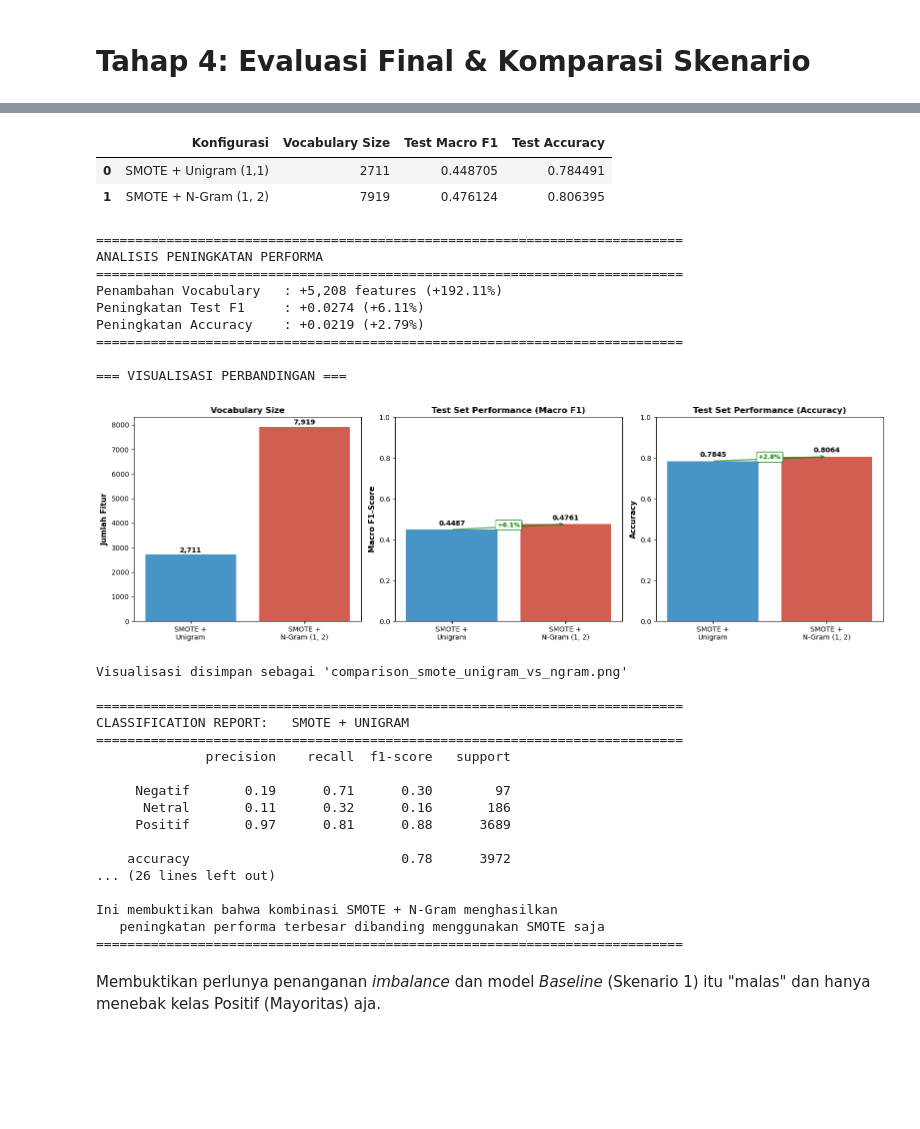
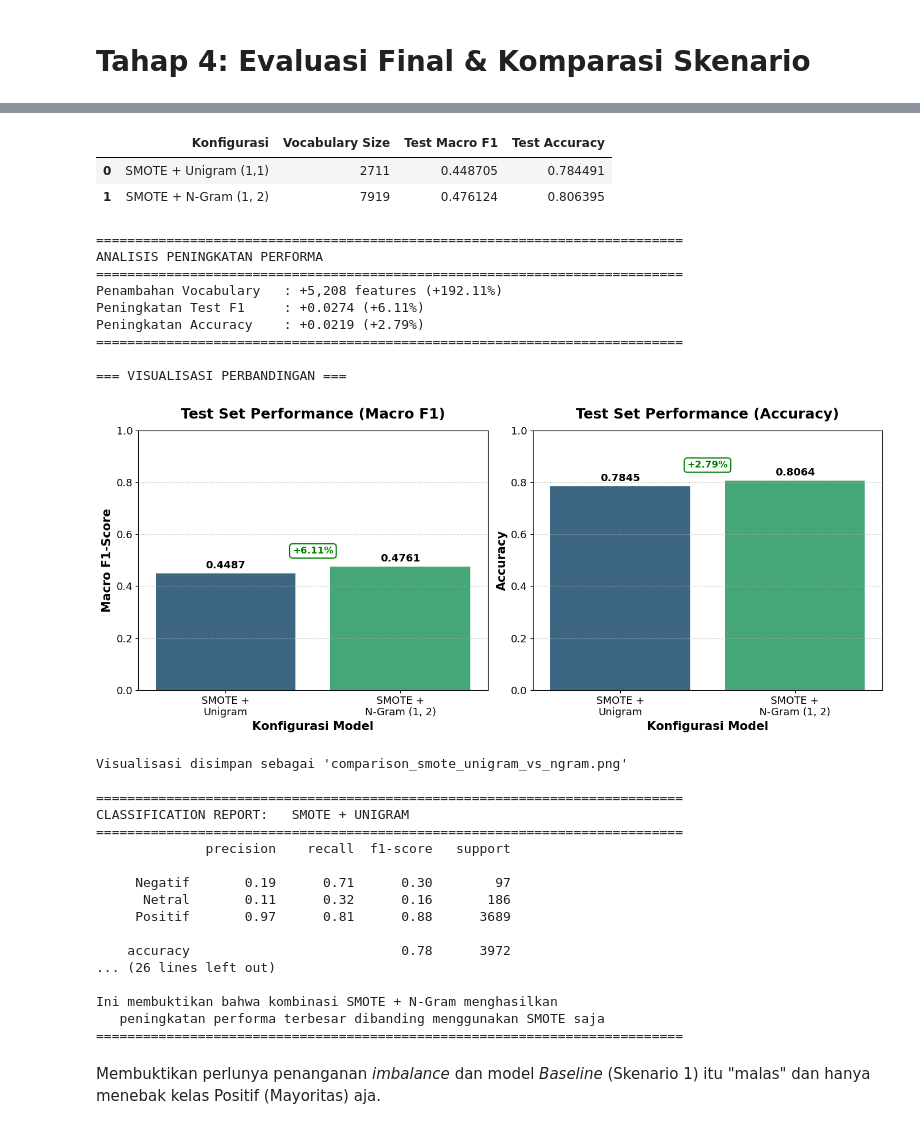
Before and after one commit to erlangga-g/NB_AnalisiSentimen, a Jupyter notebook: NB_SentimentAnalysis_Skripsi.ipynb, the cells around one changed output, grey strips where cells are left out. Saved outputs shown, nothing was run; the diff lists cells and outputs as text; code cells hidden in the pictures; blank space fills up the shorter version.

```diff
--- a/NB_SentimentAnalysis_Skripsi.ipynb
+++ b/NB_SentimentAnalysis_Skripsi.ipynb
@@ -1617,67 +1702,16 @@ print("=" * 75)
 # =============================================================================
 print("\n=== VISUALISASI PERBANDINGAN ===\n")
 
-fig, axes = plt.subplots(1, 3, figsize=(16, 5))
+configs = ['SMOTE +\nUnigram', f'SMOTE +\nN-Gram {best_ngram_range}']
 
-# Data untuk plotting
-configs = ['SMOTE +\nUnigram', f'SMOTE +\nN-Gram {best_ngram_range}']
-vocab_values = [vocab_size_unigram, vocab_size_ngram]
-f1_values = [f1_smote_unigram, f1_smote_ngram]
-acc_values = [acc_smote_unigram, acc_smote_ngram]
-
-# --- Subplot 1: Vocabulary Size ---
-sns.barplot(x=configs, y=vocab_values, palette=['#3498db', '#e74c3c'],
-            hue=configs, ax=axes[0], legend=False)
-axes[0].set_ylabel('Jumlah Fitur', fontsize=11, fontweight='bold')
-axes[0].set_title('Vocabulary Size', fontsize=12, fontweight='bold')
-axes[0].set_xlabel('')
-for i, v in enumerate(vocab_values):
-    axes[0].text(i, v + 100, f'{v:,}', ha='center', fontweight='bold', fontsize=10)
-
-# --- Subplot 2: Macro F1 ---
-sns. barplot(x=configs, y=f1_values, palette=['#3498db', '#e74c3c'],
-            hue=configs, ax=axes[1], legend=False)
-axes[1].set_ylabel('Macro F1-Score', fontsize=11, fontweight='bold')
-axes[1].set_title('Test Set Performance (Macro F1)', fontsize=12, fontweight='bold')
-axes[1].set_xlabel('')
-axes[1].set_ylim(0, 1.0)
-for i, v in enumerate(f1_values):
-    axes[1].text(i, v + 0.02, f'{v:.4f}', ha='center', fontweight='bold', fontsize=10)
-
-# Tambahkan arrow peningkatan
-if f1_improvement > 0:
-    axes[1].annotate('', xy=(1, f1_smote_ngram), xytext=(0, f1_smote_unigram),
-                    arrowprops=dict(arrowstyle='->', lw=2, color='green', alpha=0.6))
-    axes[1].text(0.5, (f1_smote_unigram + f1_smote_ngram) / 2,
-                f'+{f1_improvement_pct:.1f}%',
-                ha='center', fontsize=9, color='green', fontweight='bold',
-                bbox=dict(boxstyle='round,pad=0.3', facecolor='white', edgecolor='green'))
-
-# --- Subplot 3: Accuracy ---
-sns.barplot(x=configs, y=acc_values, palette=['#3498db', '#e74c3c'],
-            hue=configs, ax=axes[2], legend=False)
-axes[2].set_ylabel('Accuracy', fontsize=11, fontweight='bold')
-axes[2].set_title('Test Set Performance (Accuracy)', fontsize=12, fontweight='bold')
-axes[2].set_xlabel('')
-axes[2].set_ylim(0, 1.0)
-for i, v in enumerate(acc_values):
-    axes[2].text(i, v + 0.02, f'{v:.4f}', ha='center', fontweight='bold', fontsize=10)
-
-# Tambahkan arrow peningkatan
-if acc_improvement > 0:
-    axes[2].annotate('', xy=(1, acc_smote_ngram), xytext=(0, acc_smote_unigram),
-                    arrowprops=dict(arrowstyle='->', lw=2, color='green', alpha=0.6))
-    axes[2].text(0.5, (acc_smote_unigram + acc_smote_ngram) / 2,
-                f'+{acc_improvement_pct:.1f}%',
-                ha='center', fontsize=9, color='green', fontweight='bold',
-                bbox=dict(boxstyle='round,pad=0.3', facecolor='white', edgecolor='green'))
-
-plt.tight_layout()
-plt.savefig('comparison_smote_unigram_vs_ngram.png', dpi=300, bbox_inches='tight')
-plt.show()
-
-print("Visualisasi disimpan sebagai 'comparison_smote_unigram_vs_ngram.png'")
-
+plot_2metric_comparison(
+    configs=configs,
+    f1_values=[f1_smote_unigram, f1_smote_ngram],
+    acc_values=[acc_smote_unigram, acc_smote_ngram],
+    f1_improvement_pct=f1_improvement_pct,
+    acc_improvement_pct=acc_improvement_pct,
+    filename='comparison_smote_unigram_vs_ngram.png'
+)
 
 # =============================================================================
 # CLASSIFICATION REPORT PERBANDINGAN
@@ -1701,7 +1735,7 @@ print("KESIMPULAN ANALISIS")
 print("=" * 75)
 print(f"Penambahan N-Gram {best_ngram_range} pada model yang sudah menggunakan SMOTE")
 print(f"   menghasilkan peningkatan performa sebesar {f1_improvement_pct:.2f}% pada Test F1-Score")
-print(f"\nVocabulary meningkat {vocab_increase_pct:.1f}% dengan penambahan {vocab_increase:,} fitur baru")
+print(f"\nVocabulary meningkat {vocab_increase_pct:.2f}% dengan penambahan {vocab_increase:,} fitur baru")
 print(f"   yang menangkap konteks frasa (bigram/trigram)")
 print(f"\nIni membuktikan bahwa kombinasi SMOTE + N-Gram menghasilkan")
 print(f"   peningkatan performa terbesar dibanding menggunakan SMOTE saja")
@@ -1709,34 +1743,34 @@ print("=" * 75)
 # %% [output]
 === ANALISIS:   PERFORMA UNIGRAM vs N-GRAM (SETELAH SMOTE) ===
 
 Tujuan: Membuktikan kontribusi N-Gram pada data yang sudah diseimbangkan
 
 [1/2] Training model:   SMOTE + Unigram...
    Test Macro F1:      0.4487
    Test Accuracy:       0.7845
    Vocabulary Size:     2,711 features
 
 [2/2] Menggunakan hasil Skenario 4: SMOTE + N-Gram (1, 2)...
    Test Macro F1:      0.4761
    Test Accuracy:      0.8064
    Vocabulary Size:    7,919 features
 
 ===========================================================================
 HASIL KOMPARASI:  UNIGRAM vs N-GRAM (SETELAH SMOTE)
 ===========================================================================
 |  | Konfigurasi | Vocabulary Size | Test Macro F1 | Test Accuracy |
 | 0 | SMOTE + Unigram (1,1) | 2711 | 0.448705 | 0.784491 |
 | 1 | SMOTE + N-Gram (1, 2) | 7919 | 0.476124 | 0.806395 |
 ===========================================================================
 ANALISIS PENINGKATAN PERFORMA
 ===========================================================================
 Penambahan Vocabulary   : +5,208 features (+192.11%)
 Peningkatan Test F1     : +0.0274 (+6.11%)
 Peningkatan Accuracy    : +0.0219 (+2.79%)
 ===========================================================================
 
 === VISUALISASI PERBANDINGAN ===
-[figure, old version]
+[figure, new version]
 Visualisasi disimpan sebagai 'comparison_smote_unigram_vs_ngram.png'
 
 ===========================================================================
```
Also changed, not shown: parts of 11 cells of this notebook.
